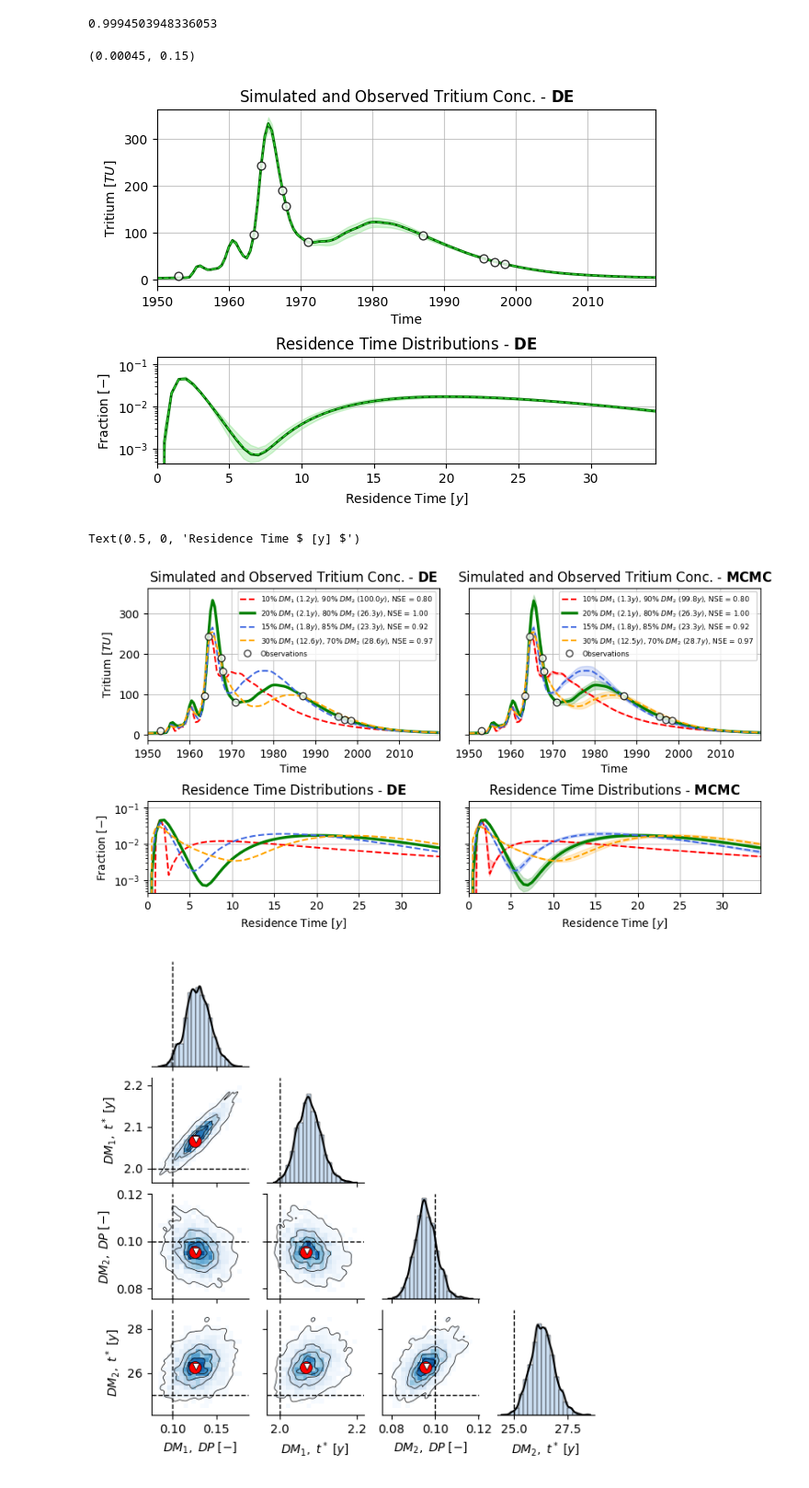
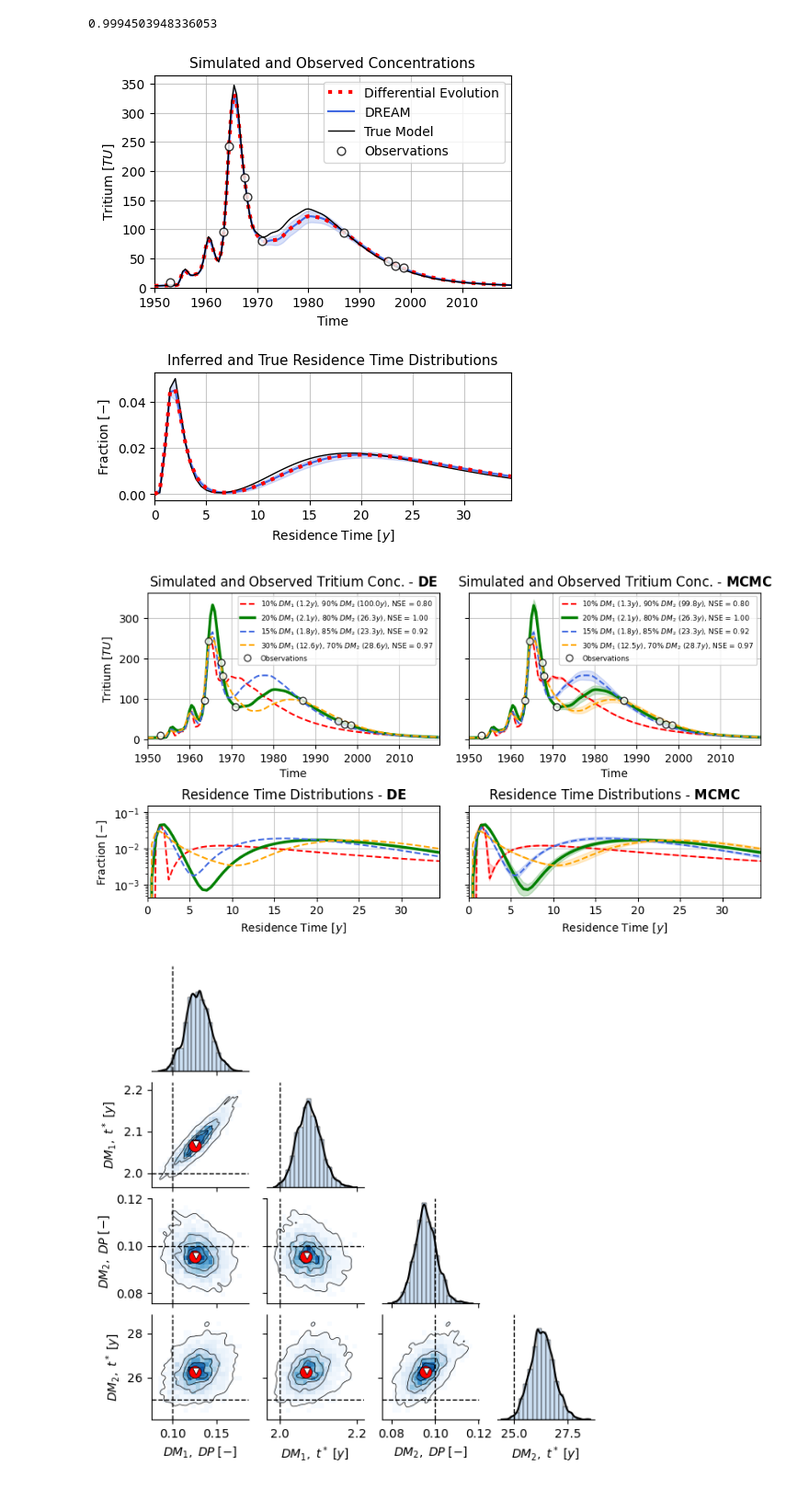
Before and after one commit to iGW-TU-Dresden/PyTracerLab, a Jupyter notebook: docs/examples/example_09.ipynb, the cells around one changed output. Shown at 92% size. Saved outputs shown, nothing was run; the diff lists cells and outputs as text; code cells hidden in the pictures.

Commit message:
update example plots

```diff
--- a/docs/examples/example_09.ipynb
+++ b/docs/examples/example_09.ipynb
@@ -1176,7 +1176,7 @@ print(nse(obs_series, res_1))
 # %% [output]
 0.9994503948336053
 # %%
-fig, ax = plt.subplots(2, 1, figsize=(7, 5),
+fig, ax = plt.subplots(2, 1, figsize=(5, 6),
                        gridspec_kw={"height_ratios": [2, 1.2], "hspace": .5, "wspace": .1},
                        sharey="row", sharex="row")
 
@@ -1184,12 +1184,17 @@ fig, ax = plt.subplots(2, 1, figsize=(7, 5),
 start = 100
 end = 240
 
+c1 = "royalblue"
+c2 = "red"
+
 ax[0].plot(
     timestamps[start:end],
     res_1[start:end],
-    c="darkgreen",
-    ls="-",
-    lw=2.
+    c=c2,
+    ls=":",
+    lw=3.,
+    zorder=1000,
+    label="Differential Evolution"
 )
 
 sim_data = res_mcmc_1["sims"]
@@ -1198,30 +1203,44 @@ q = np.quantile(s, [0.01, 0.5, 0.99], axis=0)
 ax[0].plot(
     timestamps[start:end],
     q[1, start:end],
-    c="limegreen",
-    ls="--",
-    lw=1.
+    c=c1,
+    ls="-",
+    lw=1.5,
+    label="DREAM"
 )
 ax[0].fill_between(
     timestamps[start:end],
     q[0, start:end], q[2, start:end],
-    color="limegreen",
+    color=c1,
     alpha=0.2
+)
+
+ax[0].plot(
+    timestamps[start:end],
+    sim_reference[start:end],
+    c="k",
+    ls="-",
+    lw=1.,
+    zorder=1000,
+    label="True Model"
 )
 
 ax[0].scatter(
     timestamps, obs_series,
     marker="o", facecolor="w",
     edgecolor="k", s=40,
-    zorder=100, alpha=0.8,
-    lw=1.
+    zorder=10000, alpha=0.8,
+    lw=1.,
+    label="Observations"
 )
 
-ax[0].set_title(r"Simulated and Observed Tritium Conc. - $ \mathbf{DE} $")
+ax[0].set_title(r"Simulated and Observed Concentrations", fontsize=11)
 ax[0].grid(True, alpha=0.7, zorder=0)
 ax[0].set_xlim([timestamps[start], timestamps[end-1]])
+ax[0].set_ylim(0)
 ax[0].set_xlabel("Time")
 ax[0].set_ylabel(r"Tritium $ [TU] $")
+ax[0].legend()
 
 # plot age distributions
 step_limit = 70
@@ -1236,9 +1255,9 @@ ax[1].plot(
     t_plot,
     age_distributions["fractions"][0] * age_distributions["distributions"][0][:step_limit] + \
     age_distributions["fractions"][1] * age_distributions["distributions"][1][:step_limit],
-    lw=2.,
-    c="darkgreen",
-    ls="-"
+    lw=3.,
+    c=c2,
+    ls=":", zorder=1000
 )
 
 # MCMC results
@@ -1251,43 +1270,50 @@ s = s[np.random.choice(s.shape[0], 2000, replace=True)]
 age_dists = []
 for sample in s:
     # set model parameters
     for item in zip(m1.param_keys(free_only=True), sample):
         m1.set_param(key=item[0], value=item[1])
     # get age distribution
     age_distributions = m1.get_age_distributions()
     age_dists.append(
         age_distributions["fractions"][0] * age_distributions["distributions"][0][:step_limit] + \
         age_distributions["fractions"][1] * age_distributions["distributions"][1][:step_limit]
     )
 # plot
 ax[1].plot(
     t_plot,
     np.median(age_dists, axis=0),
     alpha=1.,
-    c="limegreen",
-    lw=1.,
-    ls="--"
+    c=c1,
+    lw=1.5,
+    ls="-"
 )
 ax[1].fill_between(
     t_plot,
     np.quantile(age_dists, 0.99, axis=0),
     np.quantile(age_dists, 0.01, axis=0),
     alpha=.2,
-    color="limegreen"
+    color=c1
+)
+
+age_distributions = m_obs.get_age_distributions()
+ax[1].plot(
+    t_plot,
+    age_distributions["fractions"][0] * age_distributions["distributions"][0][:step_limit] + \
+    age_distributions["fractions"][1] * age_distributions["distributions"][1][:step_limit],
+    c="k", lw=1.,
 )
 
 ax[1].set_xlim(0., step_limit * dt - dt)
 ax[1].grid(True, alpha=0.7, zorder=0)
-ax[1].set_title(r"Residence Time Distributions - $ \mathbf{DE} $")
+ax[1].set_title(r"Inferred and True Residence Time Distributions", fontsize=11)
 ax[1].set_xlabel(r"Residence Time $ [y] $")
 ax[1].set_ylabel(r"Fraction $ [-] $")
-ax[1].set_yscale("log")
-ax[1].set_ylim(0.00045, .15)
+# ax[1].set_yscale("log")
+# ax[1].set_ylim(0.00045, .15)
 
-# plt.savefig("calibration_benchmark.png", dpi=400, bbox_inches="tight")
+plt.savefig("calibration_benchmark.png", dpi=400, bbox_inches="tight")
 # %% [output]
-(0.00045, 0.15)
-[figure, old version]
+[figure, new version]
 # %%
 fig, ax = plt.subplots(2, 2, figsize=(10, 5),
                        gridspec_kw={"height_ratios": [2, 1.2], "hspace": .5, "wspace": .1},
@@ -1483,9 +1509,8 @@ ax1[1].grid(True, alpha=0.7, zorder=0)
 ax1[1].set_title(r"Residence Time Distributions - $ \mathbf{MCMC} $")
 ax1[1].set_xlabel(r"Residence Time $ [y] $")
 
-# plt.savefig("calibration_benchmark.png", dpi=400, bbox_inches="tight")
+plt.savefig("calibration_benchmark_4models.png", dpi=400, bbox_inches="tight")
 # %% [output]
-Text(0.5, 0, 'Residence Time $ [y] $')
 [figure]
 # %%
 # make pairplot of true model posterior
```
Also changed, not shown: 4 other files.
